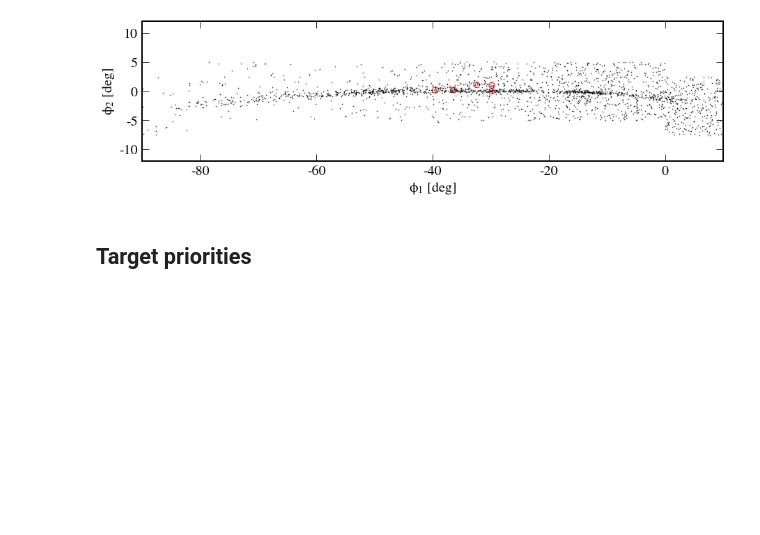
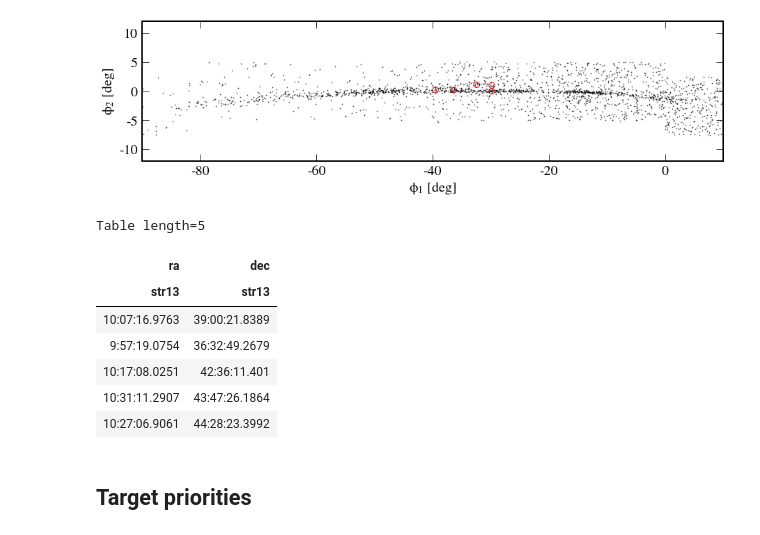
Before and after one commit to adrn/GD1-DR2, a Jupyter notebook: notebooks/GD1_Hectochelle_2018B.ipynb, the cells around one changed output. Cells and saved outputs as stored; diff of their text form; code cells hidden in the pictures; blank space fills up the shorter version.

Commit message:
2018b fields formatted

```diff
--- a/notebooks/GD1_Hectochelle_2018B.ipynb
+++ b/notebooks/GD1_Hectochelle_2018B.ipynb
@@ -138,6 +138,23 @@ plt.ylim(-12,12)
 plt.tight_layout()
 # %% [output]
 [figure]
+# %%
+targets_c = coord.SkyCoord(phi1=targets['phi1'], phi2=targets['phi2'], frame=gc.GD1)
+ra_field = targets_c.icrs.ra.to_string(unit=u.hour, sep=':')
+dec_field = targets_c.icrs.dec.to_string(unit=u.degree, sep=':')
+
+tfield = Table(np.array([ra_field, dec_field]).T, names=('ra', 'dec'))
+tfield.write('../data/GD1_fields_2018B.txt', format='ascii.commented_header', overwrite=True)
+tfield
+# %% [output]
+Table length=5
+| ra | dec |
+| str13 | str13 |
+| 10:07:16.9763 | 39:00:21.8389 |
+| 9:57:19.0754 | 36:32:49.2679 |
+| 10:17:08.0251 | 42:36:11.401 |
+| 10:31:11.2907 | 43:47:26.1864 |
+| 10:27:06.9061 | 44:28:23.3992 |
 # %% [markdown]
 ## Target priorities
 # %%
```
